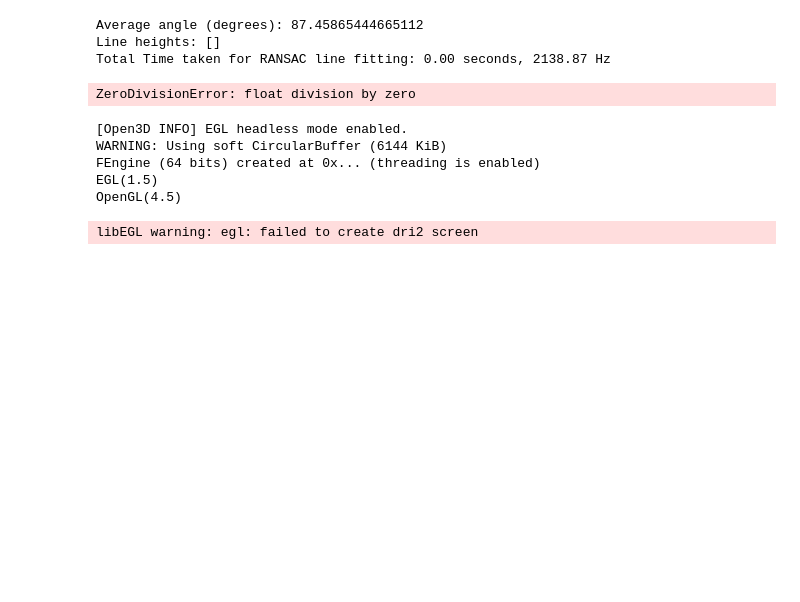
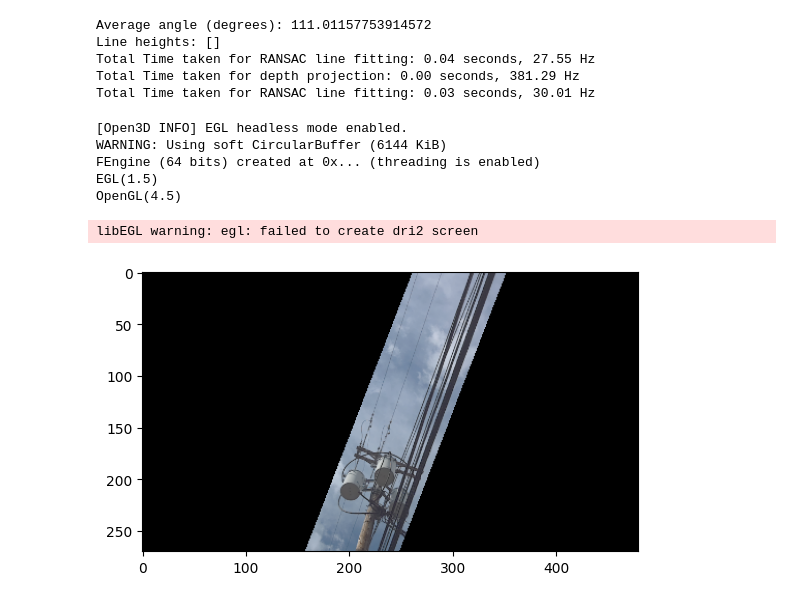
Before and after one commit to tharp789/wire_detection_tests, a Jupyter notebook: ransac_experiment.ipynb, the cells around one changed output. Drawn from its saved outputs; the diff is of its cells as text; code cells hidden in the pictures; blank space fills up the shorter version.

```diff
--- a/ransac_experiment.ipynb
+++ b/ransac_experiment.ipynb
@@ -15,13 +19,12 @@ with open('wire_detect_config.yaml', 'r') as file:
     detection_config = yaml.safe_load(file)
 
 # Create a WireDetector instance
-wire_detector = wdu.WireDetector(detection_config)
 input_image_size = [480, 270]
 
 folder = '/media/tyler/Storage/Research/Datasets/wire_tracking_05-07_40fov/'
 # folder = '/media/tyler/Storage/field_tests/street_wire_experiments/wire_tracking_05-07_40fov/'
 # folder = '/home/tyler/Documents/wire_tracking_05-07_40fov/'
-target_timestamp = 1746650652972994304 # straight wire not working
+target_timestamp = 1746650648952882464 # straight wire not working
 # target_timestamp = 1746650644465219840 # straight wire
 # target_timestamp = 1746650656862302432 # angled wire
 
@@ -62,4 +65,14 @@ img = cv2.imread(rgb_folder + rgb_image_path)
 depth = np.load(depth_folder + depth_image_path)
 assert img is not None, "Image not found"
 assert depth is not None, "Depth image not found"
+
+original_image_size = img.shape[:2][::-1]  # (width, height)
+
+# resize the camera intrinsics to match the input image size
+camera_intrinsics[0, 0] *= input_image_size[0] / original_image_size[0]
+camera_intrinsics[1, 1] *= input_image_size[1] / original_image_size[1]
+camera_intrinsics[0, 2] *= input_image_size[0] / original_image_size[0]
+camera_intrinsics[1, 2] *= input_image_size[1] / original_image_size[1]
+
+wire_detector = wdu.WireDetector(detection_config, camera_intrinsics)
 # %% [output]
@@ -326,7 +223,7 @@ print(f"Average angle (degrees): {np.degrees(avg_angle)}")
 for roi_depth, roi_rgb, line_count in zip(roi_depths, roi_rgbs, roi_line_count):
     # convert depth image to point cloud
     projection_start = time.perf_counter()
-    points, colors = wdu.depth_to_pointcloud(roi_depth, camera_intrinsics, roi_rgb, depth_clip=[0.5, 15.0])
+    points, colors = wire_detector.depth_to_pointcloud(roi_depth, roi_rgb, depth_clip=[0.5, 15.0])
     projection_end = time.perf_counter()
     projection_total_time += (projection_end - projection_start)
 
@@ -335,7 +232,7 @@ for roi_depth, roi_rgb, line_count in zip(roi_depths, roi_rgbs, roi_line_count):
     roi_point_colors.append(colors)
 
     ransac_start = time.perf_counter()
-    lines = wdu.ransac_line_fitting(points, avg_angle, num_lines=line_count, num_iterations=500, inlier_threshold=0.1016, vert_angle_thresh=0.0398132, horiz_angle_thresh=0.0698132)
+    lines = wire_detector.ransac_line_fitting(points, avg_angle, line_count)
     ransac_end = time.perf_counter()
     ransac_total_time += (ransac_end - ransac_start)
     fitted_lines += lines
@@ -350,24 +247,34 @@ print(f"Total Time taken for RANSAC line fitting: {end_time - start_time:.2f} se
 print(f"Total Time taken for depth projection: {projection_total_time:.2f} seconds, {1 / projection_total_time:.2f} Hz")
 print(f"Total Time taken for RANSAC line fitting: {ransac_total_time:.2f} seconds, {1 / ransac_total_time:.2f} Hz")
 # %% [output]
-Average angle (degrees): 87.45865444665112
+Average angle (degrees): 111.01157753914572
 Line heights: []
-Total Time taken for RANSAC line fitting: 0.00 seconds, 2138.87 Hz
+Total Time taken for RANSAC line fitting: 0.04 seconds, 27.55 Hz
+Total Time taken for depth projection: 0.00 seconds, 381.29 Hz
+Total Time taken for RANSAC line fitting: 0.03 seconds, 30.01 Hz
-ZeroDivisionError: float division by zero
 # %%
 renderer, material = vu.create_renderer()
-vu.capture_fitted_lines_in_image(renderer, material, "detect_3d_output/3d_rendering.png", fitted_lines, roi_pcs, roi_point_colors)
+vu.capture_fitted_lines_in_image(renderer, material, "detect_3d_output/ransac_3d_rendering.png", fitted_lines, roi_pcs, roi_point_colors)
+
+for fitted_line in fitted_lines:
+    rgb_masked = vu.draw_3d_line_on_image(rgb_masked, fitted_line, camera_intrinsics, color=(0, 255, 0), thickness=2)
+
+cv2.imwrite('detect_3d_output/ransac_2d_projection.jpg', rgb_masked)
+plt.figure()
+plt.imshow(cv2.cvtColor(rgb_masked, cv2.COLOR_BGR2RGB))
+plt.show()
 
 # visualize the fitted lines
 # vu.visualize_fitted_lines(
 #     fitted_lines,
 #     roi_pcs,
 #     roi_point_colors,
 # )
 # %% [output]
 [Open3D INFO] EGL headless mode enabled.
 WARNING: Using soft CircularBuffer (6144 KiB)
 FEngine (64 bits) created at 0x... (threading is enabled)
 EGL(1.5)
 OpenGL(4.5)
 libEGL warning: egl: failed to create dri2 screen
+[figure, added]
```
Also changed, not shown: parts of 5 cells of this notebook, 14 other files.
